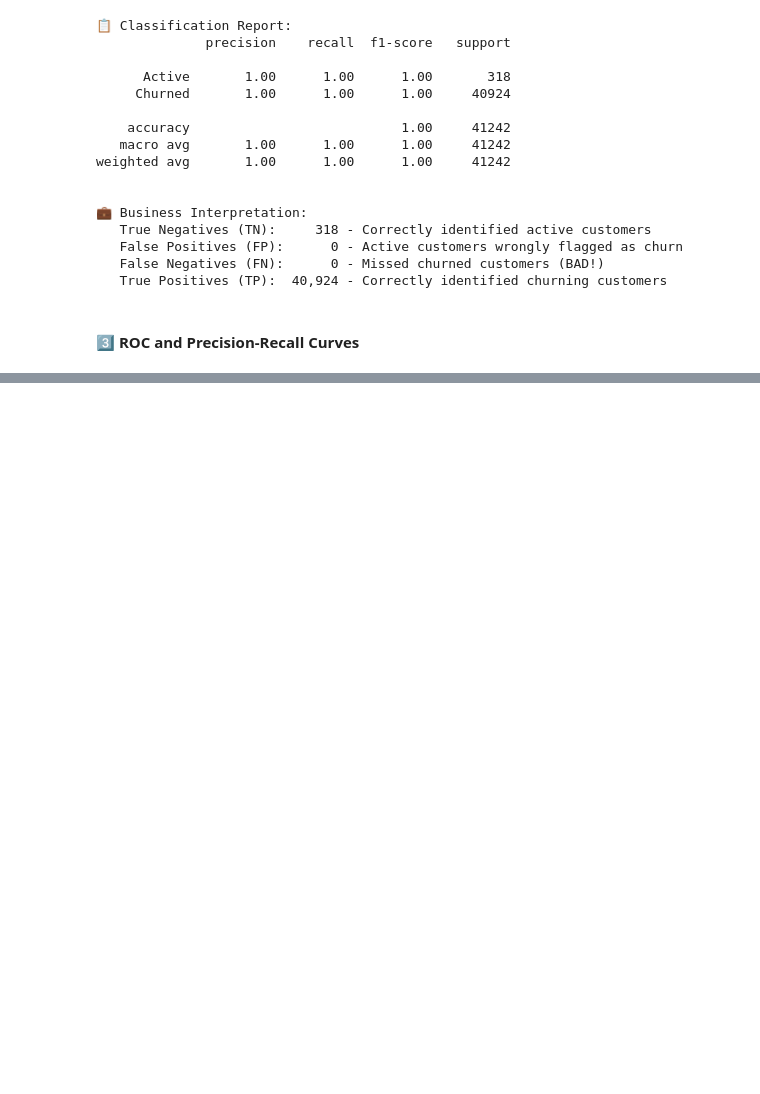
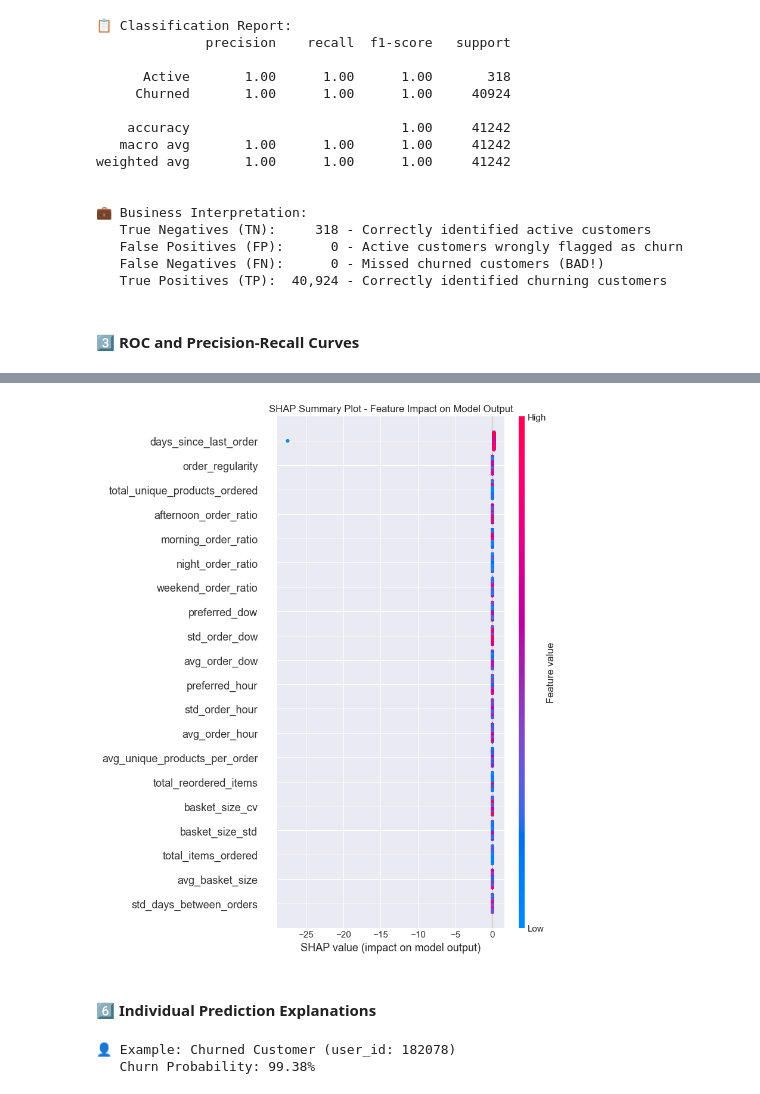
Before and after one commit to miyigun/FreshCart-Churn-Prediction, a Jupyter notebook: notebooks/05_model_evaluation.ipynb, the cells around one changed output, grey strips where cells are left out. Saved outputs shown, nothing was run; the diff lists cells and outputs as text; code cells hidden in the pictures; blank space fills up the shorter version.

```diff
--- a/notebooks/05_model_evaluation.ipynb
+++ b/notebooks/05_model_evaluation.ipynb
@@ -209,0 +289,24 @@ plt.show()
+# %%
+# SHAP Summary Plot (beeswarm)
+plt.figure(figsize=(12, 10))
+shap.summary_plot(shap_values, X_test_sample, show=False)
+plt.title('SHAP Summary Plot - Feature Impact on Model Output')
+plt.tight_layout()
+plt.savefig('../plots/16_shap_summary.png', dpi=300, bbox_inches='tight')
+plt.show()
+# %% [output]
+[figure, added]
+# %% [markdown]
+<h4>
+    6️⃣ Individual Prediction Explanations
+</h4>
+# %%
+# Example: Explain a churned customer
+churned_customer_idx = y_test[y_test == 1].index[0]
+churned_customer = X_test.loc[churned_customer_idx]
+
+print(f"\n👤 Example: Churned Customer (user_id: {churned_customer_idx})")
+print(f"   Churn Probability: {final_model.predict([churned_customer])[0]:.2%}")
+# %% [output]
+👤 Example: Churned Customer (user_id: 182078)
+   Churn Probability: 99.38%
```
Also changed, not shown: parts of 8 cells of this notebook, 6 other files.
